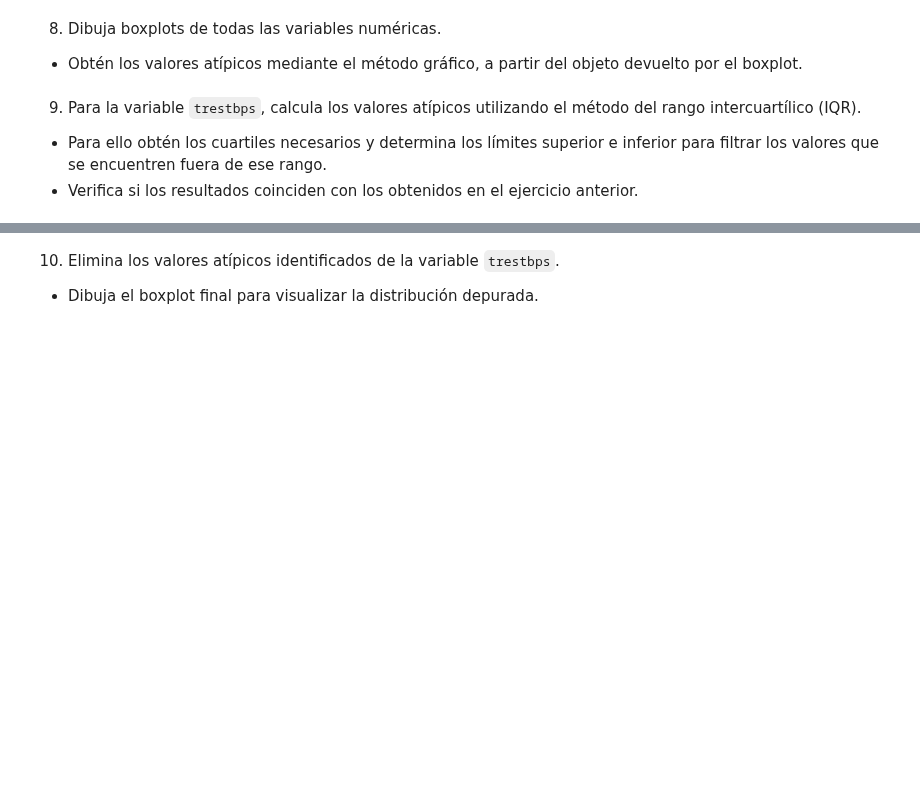
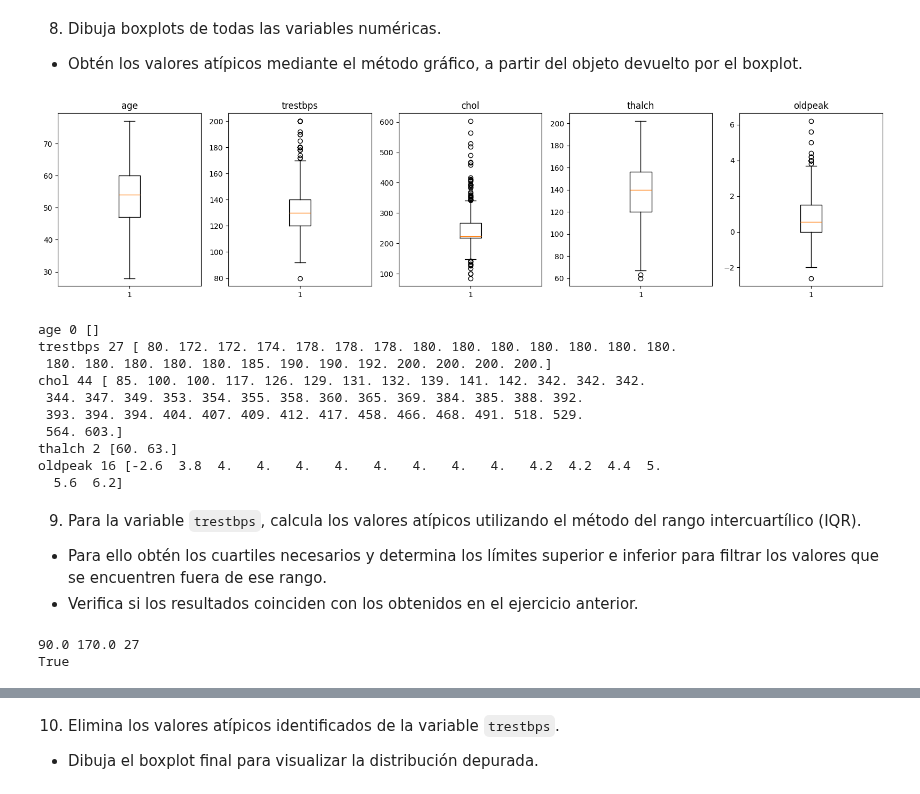
Before and after one commit to joshgc19/tc5053-datascience-A01841021-joshua-gamboa, a Jupyter notebook: Actividad5Preprocesamiento.ipynb, the cells around one changed output, grey strips where cells are left out. Saved outputs shown, nothing was run; the diff lists cells and outputs as text; code cells hidden in the pictures; blank space fills up the shorter version.

```diff
--- a/Actividad5Preprocesamiento.ipynb
+++ b/Actividad5Preprocesamiento.ipynb
@@ -402,3 +445,9 @@ def Diagnose_MV_Categorical(df,str_att_name,BM_MV):
 # %% [markdown]
 7. Para las variables que aún presentan valores faltantes, realiza la imputación utilizando estadísticas generales calculadas sobre toda la columna, sin segmentar por grupos. Esta vez utiliza la clase `SimpleImputer` de sklearn
 * Justifica la estrategia (*mean, median, most_frequent*) que emplees en cada caso.
+# %%
+imp_chol = SimpleImputer(strategy='median')
+cardio_df[['chol']] = imp_chol.fit_transform(cardio_df[['chol']])
+
+imp_fbs = SimpleImputer(strategy='most_frequent')
+cardio_df[['fbs']] = imp_fbs.fit_transform(cardio_df[['fbs']])
@@ -405,7 +459,48 @@ def Diagnose_MV_Categorical(df,str_att_name,BM_MV):
 # %% [markdown]
 8. Dibuja boxplots de todas las variables numéricas.
 * Obtén los valores atípicos mediante el método gráfico, a partir del objeto devuelto por el boxplot.
+# %%
+num_cols = cardio_df.select_dtypes(include=np.number).columns
+outliers_box = {}
+
+fig, axes = plt.subplots(1, len(num_cols), figsize=(16, 4))
+for ax, col in zip(axes, num_cols):
+    bp = ax.boxplot(cardio_df[col])
+    ax.set_title(col)
+    outliers_box[col] = bp['fliers'][0].get_ydata()
+plt.tight_layout()
+plt.show()
+
+for col, vals in outliers_box.items():
+    print(col, len(vals), np.sort(vals))
+# %% [output]
+[figure, added]
+age 0 []
+trestbps 27 [ 80. 172. 172. 174. 178. 178. 178. 180. 180. 180. 180. 180. 180. 180.
+ 180. 180. 180. 180. 180. 185. 190. 190. 192. 200. 200. 200. 200.]
+chol 44 [ 85. 100. 100. 117. 126. 129. 131. 132. 139. 141. 142. 342. 342. 342.
+ 344. 347. 349. 353. 354. 355. 358. 360. 365. 369. 384. 385. 388. 392.
+ 393. 394. 394. 404. 407. 409. 412. 417. 458. 466. 468. 491. 518. 529.
+ 564. 603.]
+thalch 2 [60. 63.]
+oldpeak 16 [-2.6  3.8  4.   4.   4.   4.   4.   4.   4.   4.   4.2  4.2  4.4  5.
+  5.6  6.2]
 # %% [markdown]
 9. Para la variable `trestbps`, calcula los valores atípicos utilizando el método del rango intercuartílico (IQR).
 * Para ello obtén los cuartiles necesarios y determina los límites superior e inferior para filtrar los valores que se encuentren fuera de ese rango.
 * Verifica si los resultados coinciden con los obtenidos en el ejercicio anterior.
+# %%
+Q1 = cardio_df['trestbps'].quantile(0.25)
+Q3 = cardio_df['trestbps'].quantile(0.75)
+IQR = Q3 - Q1
+lim_inf, lim_sup = Q1 - 1.5 * IQR, Q3 + 1.5 * IQR
+
+out_iqr = cardio_df.loc[
+    (cardio_df['trestbps'] < lim_inf) | (cardio_df['trestbps'] > lim_sup), 'trestbps'
+]
+print(lim_inf, lim_sup, len(out_iqr))
+
+print(np.array_equal(np.sort(out_iqr.values), np.sort(outliers_box['trestbps'])))
+# %% [output]
+90.0 170.0 27
+True
```
Also changed, not shown: parts of 8 cells of this notebook.
